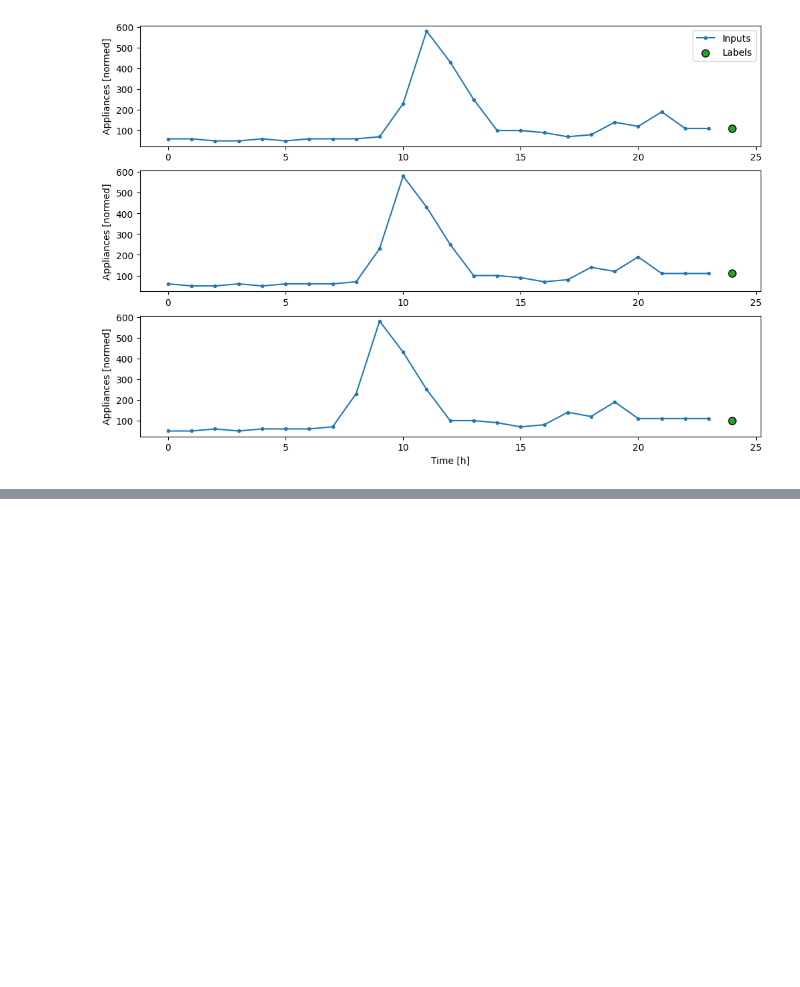
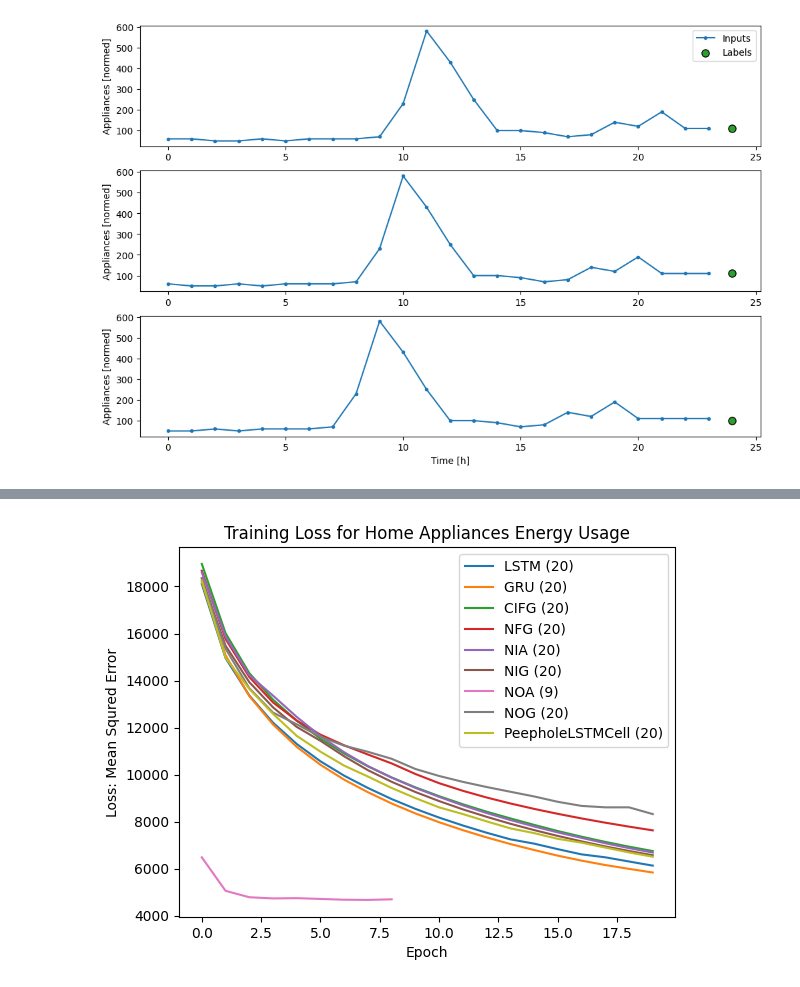
Before and after one commit to hemantnyadav/time-series-forecasting, a Jupyter notebook: Single_Step_Univariate_Time_Series_energy_complete.ipynb, the cells around one changed output, grey strips where cells are left out. Saved outputs shown, nothing was run; the diff lists cells and outputs as text; code cells hidden in the pictures; blank space fills up the shorter version.

```diff
--- a/Single_Step_Univariate_Time_Series_energy_complete.ipynb
+++ b/Single_Step_Univariate_Time_Series_energy_complete.ipynb
@@ -130,0 +367,13 @@ def evaluate_model(predictions, actuals):
+# %%
+l=[]
+for model_name in history_all:
+  #print(model_name)
+  plt.plot(history_all[model_name].history['loss'])
+  l.append(model_name+" ("+str(len(history_all[model_name].history['loss']))+")")
+
+plt.legend(l)
+plt.title("Training Loss for Home Appliances Energy Usage")
+plt.xlabel("Epoch")
+plt.ylabel("Loss: Mean Squred Error")
+#plt.savefig("loss.png", dpi=300)
+# %% [output]
@@ -130,0 +381 @@ def evaluate_model(predictions, actuals):
+[figure, added]
```
Also changed, not shown: parts of 26 cells of this notebook.
